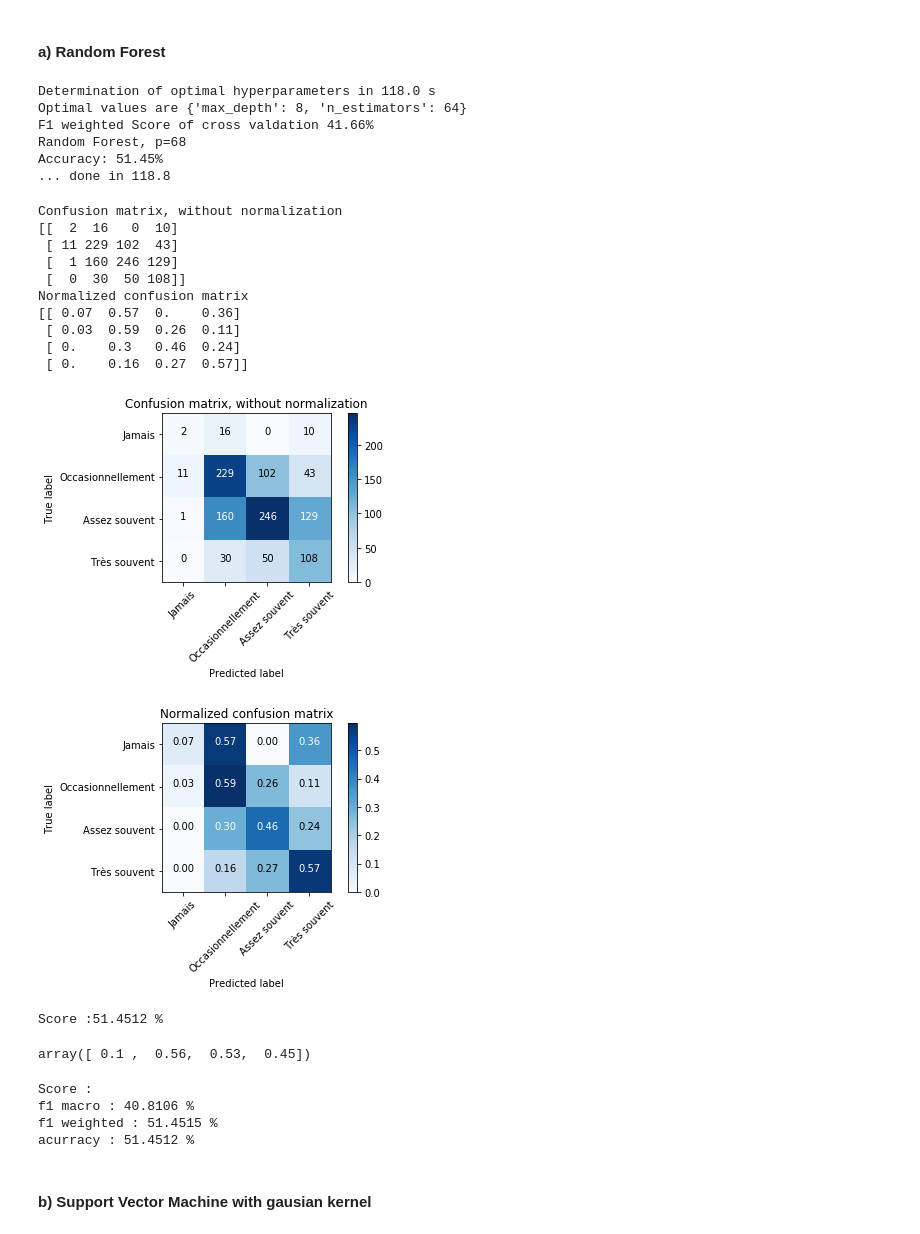
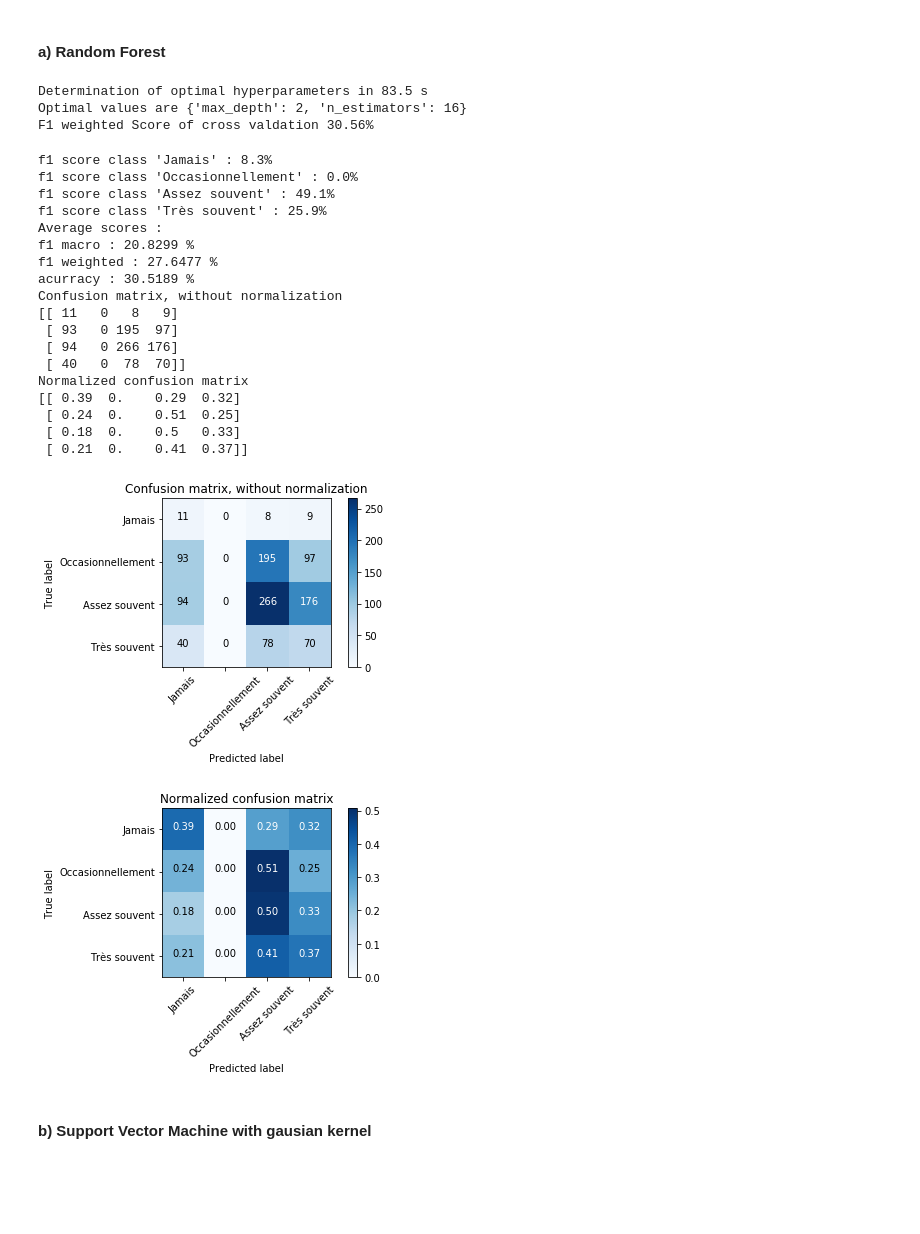
Before and after one commit to Greg131/Felix, a Jupyter notebook: cdv 2017-2018 impact of clustering.ipynb, the cells around one changed output. Cells and saved outputs as stored; diff of their text form; code cells hidden in the pictures; blank space fills up the shorter version.

```diff
--- a/cdv 2017-2018 impact of clustering.ipynb
+++ b/cdv 2017-2018 impact of clustering.ipynb
@@ -157,7 +157,7 @@ class 4 : 15.3%
 # %%
 startTime = time.time()
 
-scoring='f1_macro'
+scoring='f1_micro'
 step = 0.1
 
 clf = LogisticRegression(C=1,
@@ -209,7 +209,7 @@ params = {'max_features' :'sqrt',
 clf = RandomForestClassifier(**params)
 
 grid = GridSearchCV(clf,
-                    scoring='f1_macro',
+                    scoring='f1_micro',
                     param_grid=param_grid)
 
 grid.fit(X_train, y_train)
@@ -224,18 +224,10 @@ params = {'max_features' :'sqrt', 'random_state' : 32,
           'n_estimators' : grid.best_params_['n_estimators'],
           'max_depth' : grid.best_params_['max_depth']}
 clf = RandomForestClassifier(**params).fit(X_train, y_train)
-accuracy = clf.score(X_test, y_test)
-y_test_pred = clf.predict(X_test)
-print(f"Random Forest, p={X_train.shape[1]}")
-print(f"Accuracy: {accuracy*100:0.2f}%")
-print(f"... done in {time.time() - startTime:0.1f}")
 # %% [output]
-Determination of optimal hyperparameters in 118.0 s
-Optimal values are {'max_depth': 8, 'n_estimators': 64}
-F1 weighted Score of cross valdation 41.66%
-Random Forest, p=68
-Accuracy: 51.45%
-... done in 118.8
+Determination of optimal hyperparameters in 83.5 s
+Optimal values are {'max_depth': 2, 'n_estimators': 16}
+F1 weighted Score of cross valdation 30.56%
 # %%
 def plot_confusion_matrix(cm, classes,
                           normalize=False,
@@ -271,58 +263,57 @@ def plot_confusion_matrix(cm, classes,
     plt.ylabel('True label')
     plt.xlabel('Predicted label')
 # %%
+# Model evaluation
 class_names = ["Jamais",
                "Occasionnellement",
                "Assez souvent",
-               "Très souvent"]
+               "Très souvent" ]
+y_test_pred = clf.predict(X_test)
+f1_scores = f1_score(y_test, y_test_pred, labels = [1,2,3,4], average=None)
+for i,c in enumerate(class_names):
+    print(f"f1 score class '{c}' : {100*f1_scores[i]:0.1f}%")
+acurracy = clf.score(X_test, y_test)
+f1_macro = f1_score(y_test, y_test_pred, average='macro')
+f1_weighted = f1_score(y_test, y_test_pred, average='weighted')
+print(f"Average scores :\nf1 macro : {f1_macro*100:0.4f} %\n\
+f1 weighted : {f1_weighted*100:0.4f} %\nacurracy : {acurracy*100:0.4f} %")
+
 # Compute confusion matrix
 cnf_matrix = confusion_matrix(y_test, y_test_pred)
 np.set_printoptions(precision=2)
 
 # Plot non-normalized confusion matrix
 plt.figure()
 plot_confusion_matrix(cnf_matrix, classes=class_names,
                       title='Confusion matrix, without normalization')
 
 # Plot normalized confusion matrix
 plt.figure()
 plot_confusion_matrix(cnf_matrix, classes=class_names, normalize=True,
                       title='Normalized confusion matrix')
 
 plt.show()
 # %% [output]
+f1 score class 'Jamais' : 8.3%
+f1 score class 'Occasionnellement' : 0.0%
+f1 score class 'Assez souvent' : 49.1%
+f1 score class 'Très souvent' : 25.9%
+Average scores :
+f1 macro : 20.8299 %
+f1 weighted : 27.6477 %
+acurracy : 30.5189 %
 Confusion matrix, without normalization
-[[  2  16   0  10]
- [ 11 229 102  43]
- [  1 160 246 129]
- [  0  30  50 108]]
+[[ 11   0   8   9]
+ [ 93   0 195  97]
+ [ 94   0 266 176]
+ [ 40   0  78  70]]
 Normalized confusion matrix
-[[ 0.07  0.57  0.    0.36]
- [ 0.03  0.59  0.26  0.11]
- [ 0.    0.3   0.46  0.24]
- [ 0.    0.16  0.27  0.57]]
+[[ 0.39  0.    0.29  0.32]
+ [ 0.24  0.    0.51  0.25]
+ [ 0.18  0.    0.5   0.33]
+ [ 0.21  0.    0.41  0.37]]
-[figure, old version]
+[figure, new version]
-[figure, old version]
+[figure, new version]
-# %%
-acurracy = clf.score(X_test, y_test)
-print(f"Score :{acurracy*100:0.4f} %")
-# %% [output]
-Score :51.4512 %
-# %%
-y_test_pred = clf.predict(X_test)
-f1_score(y_test, y_test_pred, labels = [1,2,3,4], average=None)
-# %% [output]
-array([ 0.1 ,  0.56,  0.53,  0.45])
-# %%
-f1_macro = f1_score(y_test, y_test_pred, average='macro')
-f1_weighted = f1_score(y_test, y_test_pred, average='weighted')
-print(f"Score :\nf1 macro : {f1_macro*100:0.4f} %\n\
-f1 weighted : {f1_weighted*100:0.4f} %\nacurracy : {acurracy*100:0.4f} %")
-# %% [output]
-Score :
-f1 macro : 40.8106 %
-f1 weighted : 51.4515 %
-acurracy : 51.4512 %
 # %% [markdown]
 #### b) Support Vector Machine with gausian kernel
 # %%
```
Also changed, not shown: parts of 9 cells of this notebook, 2 other files.
